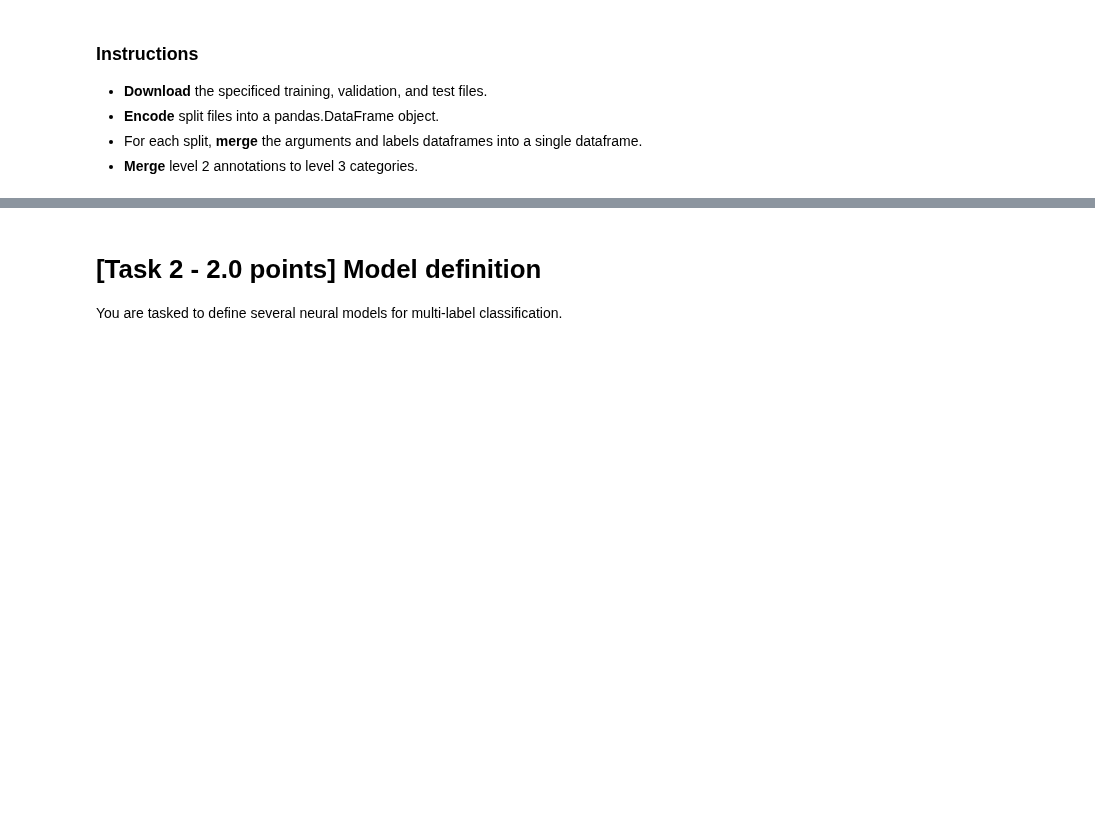
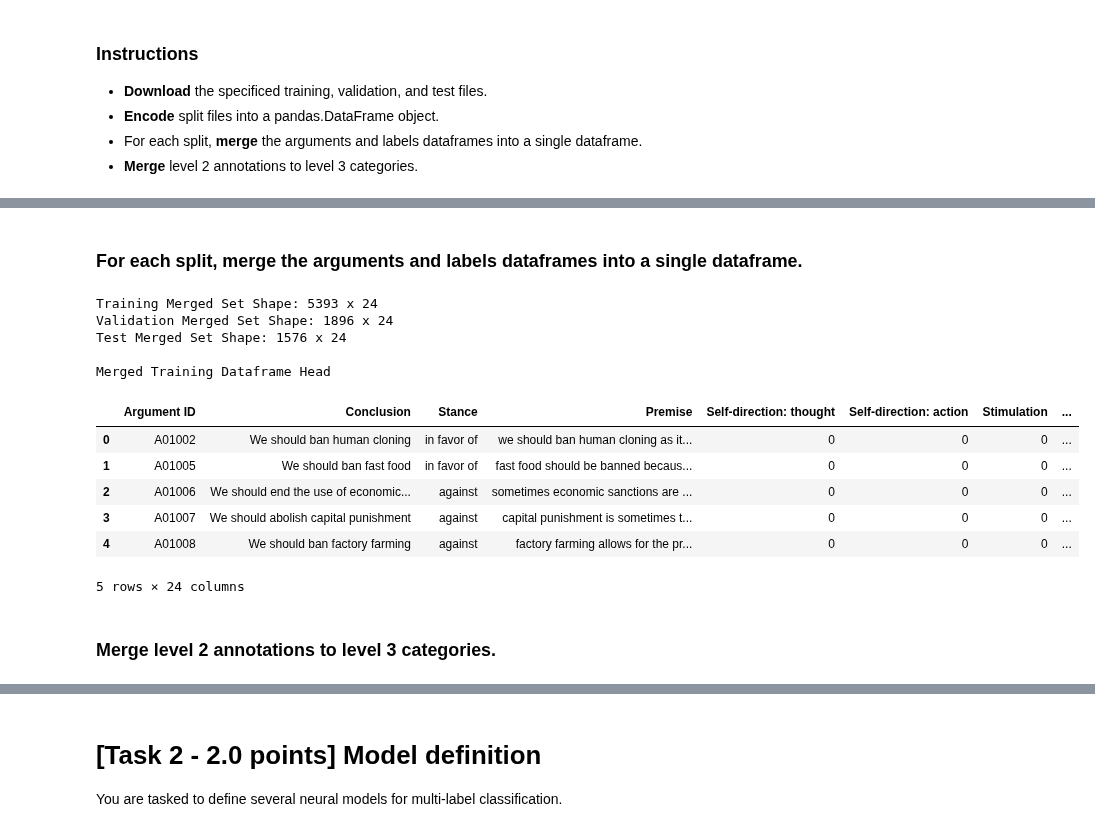
Before and after one commit to antoniototimorelli/nlp_unibo_2023-24_assignments, a Jupyter notebook: Assignment_2/Assignment2.ipynb, the cells around one changed output, grey strips where cells are left out. Drawn from its saved outputs; the diff is of its cells as text; code cells hidden in the pictures; blank space fills up the shorter version.

```diff
--- a/Assignment_2/Assignment2.ipynb
+++ b/Assignment_2/Assignment2.ipynb
@@ -128,0 +193,8 @@ Openess to change           1
+# %%
+train_data = "arguments-training.tsv"
+val_data = "arguments-validation.tsv"
+test_data = "arguments-test.tsv"
+
+train_labels = "labels-training.tsv"
+val_labels = "labels-validation.tsv"
+test_labels = "labels-test.tsv"
@@ -128,0 +203,16 @@ Openess to change           1
+# %%
+train_df = pd.read_csv(train_data, sep='\t')
+val_df = pd.read_csv(val_data, sep='\t')
+test_df = pd.read_csv(test_data, sep='\t')
+
+print("Training Set Shape:", train_df.shape[0],"x", train_df.shape[1])
+print("Validation Set Shape:", val_df.shape[0],"x", val_df.shape[1])
+print("Test Set Shape:", test_df.shape[0],"x", test_df.shape[1],"\n")
+
+ltrain_df = pd.read_csv(train_labels, sep='\t')
+lval_df = pd.read_csv(val_labels, sep='\t')
+ltest_df = pd.read_csv(test_labels, sep='\t')
+
+print("Training Labels Shape:", ltrain_df.shape[0],"x", ltrain_df.shape[1])
+print("Validation Labels Shape:", lval_df.shape[0],"x", lval_df.shape[1])
+print("Test Labels Shape:", ltest_df.shape[0],"x", ltest_df.shape[1])
@@ -128,0 +268,27 @@ Openess to change           1
+# %% [markdown]
+### For each split, merge the arguments and labels dataframes into a single dataframe.
+# %%
+train_df_merged = pd.merge(train_df, ltrain_df)
+val_df_merged = pd.merge(val_df, lval_df)
+test_df_merged = pd.merge(test_df, ltest_df)
+print("Training Merged Set Shape:", train_df_merged.shape[0],"x", train_df_merged.shape[1])
+print("Validation Merged Set Shape:", val_df_merged.shape[0],"x", val_df_merged.shape[1])
+print("Test Merged Set Shape:", test_df_merged.shape[0],"x", test_df_merged.shape[1], '\n')
+
+print('Merged Training Dataframe Head')
+train_df_merged.head()
+# %% [output]
+Training Merged Set Shape: 5393 x 24
+Validation Merged Set Shape: 1896 x 24
+Test Merged Set Shape: 1576 x 24
+
+Merged Training Dataframe Head
+|  | Argument ID | Conclusion | Stance | Premise | Self-direction: thought | Self-direction: action | Stimulation | ... |
+| 0 | A01002 | We should ban human cloning | in favor of | we should ban human cloning as it... | 0 | 0 | 0 | ... |
+| 1 | A01005 | We should ban fast food | in favor of | fast food should be banned becaus... | 0 | 0 | 0 | ... |
+| 2 | A01006 | We should end the use of economic... | against | sometimes economic sanctions are ... | 0 | 0 | 0 | ... |
+| 3 | A01007 | We should abolish capital punishment | against | capital punishment is sometimes t... | 0 | 0 | 0 | ... |
+| 4 | A01008 | We should ban factory farming | against | factory farming allows for the pr... | 0 | 0 | 0 | ... |
+5 rows × 24 columns
+# %% [markdown]
+### Merge level 2 annotations to level 3 categories.
```
Also changed, not shown: parts of 33 cells of this notebook.
